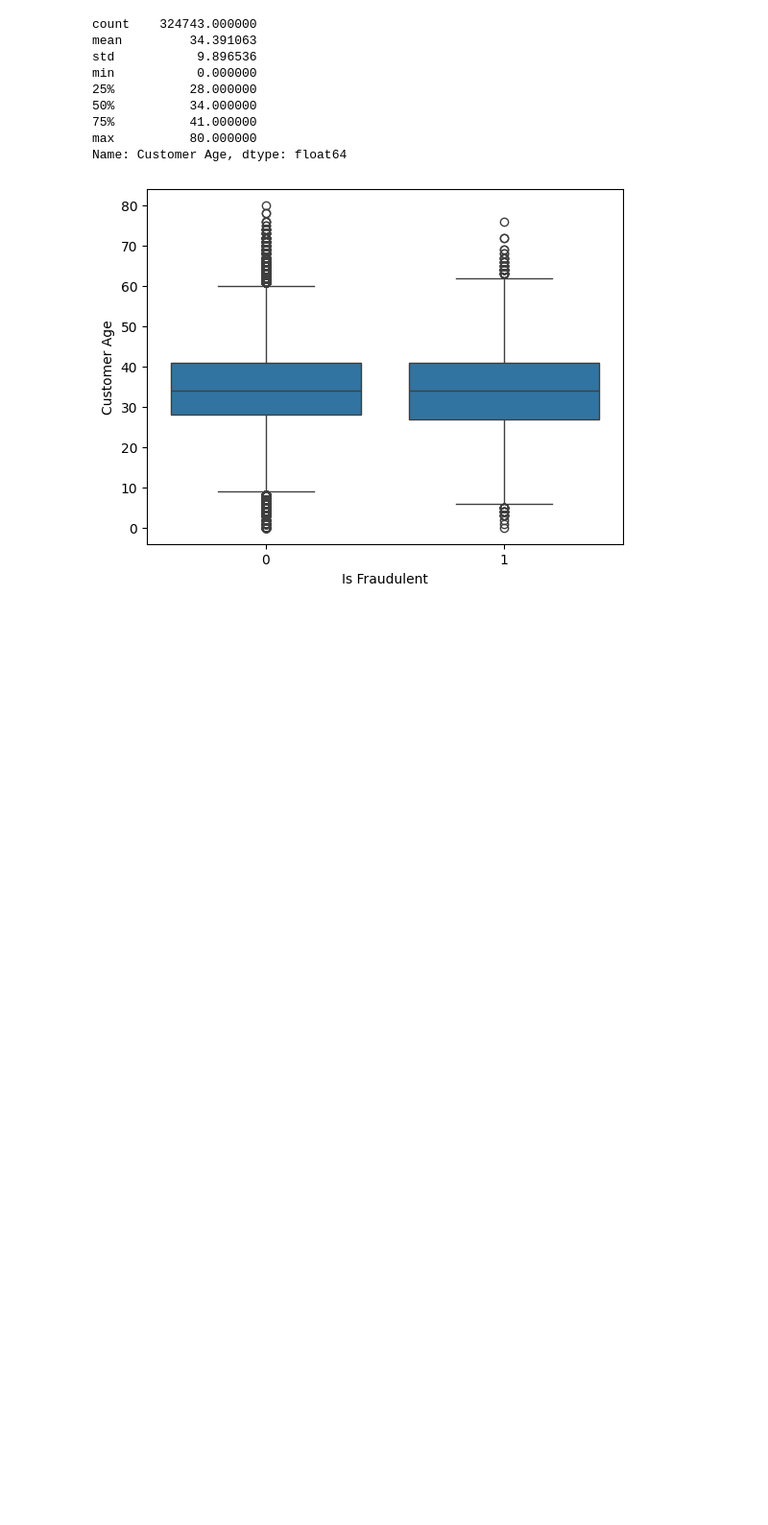
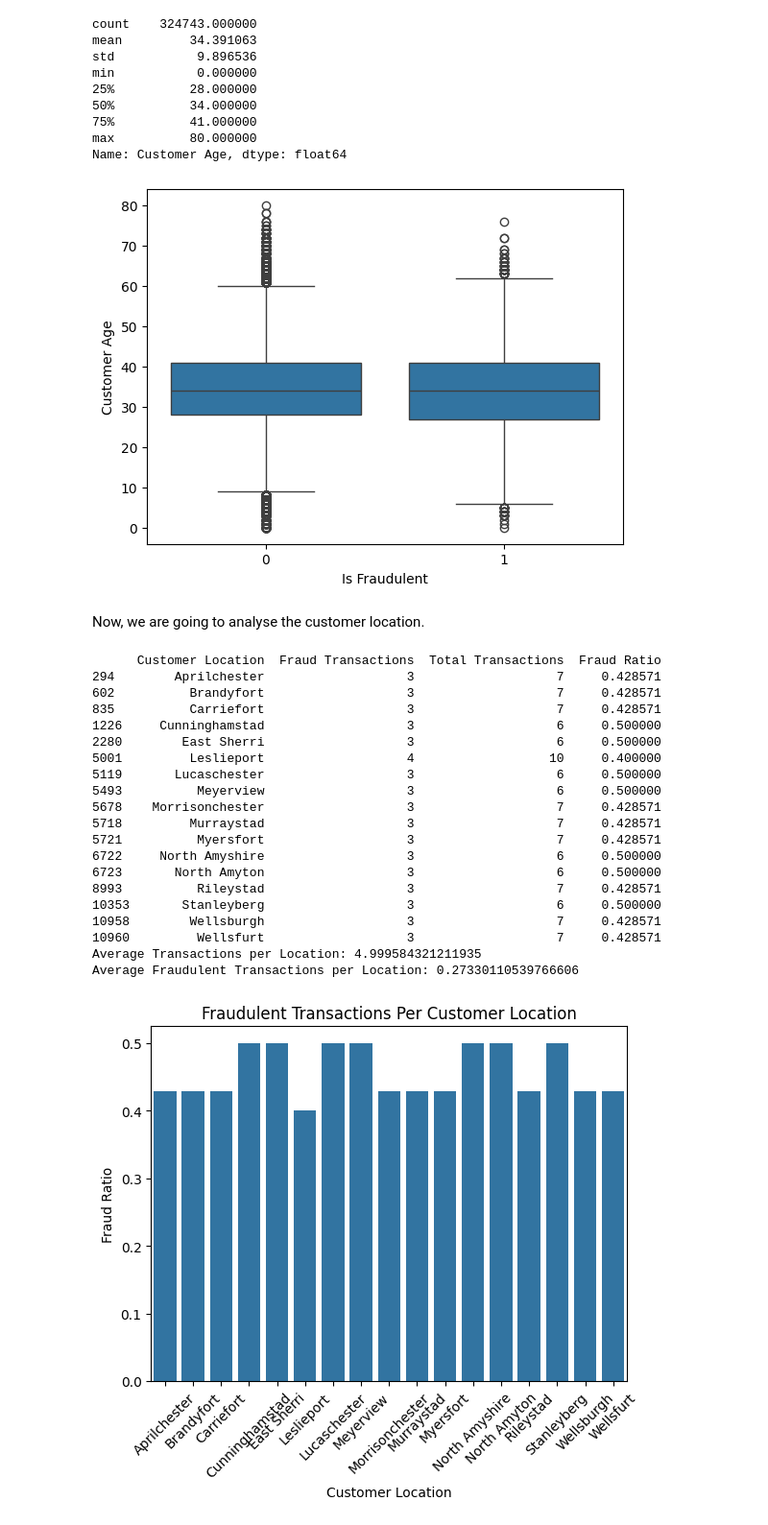
Before and after one commit to LsFaria04/Fraud_Detection_Supervised_Learning, a Jupyter notebook: Proj2.ipynb, the cells around one changed output. Shown at 96% size. Saved outputs shown, nothing was run; the diff lists cells and outputs as text; code cells hidden in the pictures; blank space fills up the shorter version.

```diff
--- a/Proj2.ipynb
+++ b/Proj2.ipynb
@@ -405,3 +404,49 @@ min           0.000000
 max          80.000000
 Name: Customer Age, dtype: float64
 [figure]
+# %% [markdown]
+Now, we are going to analyse the customer location.
+# %%
+# Count total transactions per customer location
+total_transactions = merged_data.groupby("Customer Location").size().reset_index(name="Total Transactions")
+
+# Count fraudulent transactions per Customer Location
+fraud_transactions = merged_data[merged_data["Is Fraudulent"] == 1].groupby("Customer Location").size().reset_index(name="Fraud Transactions")
+
+# Merge both counts
+fraud_ratio = fraud_transactions.merge(total_transactions, on="Customer Location", how="left")
+
+# Calculate fraud ratio
+fraud_ratio["Fraud Ratio"] = fraud_ratio["Fraud Transactions"] / fraud_ratio["Total Transactions"]
+
+filtered_ratio = fraud_ratio[(fraud_ratio["Fraud Ratio"] >= 0.4) & (fraud_ratio["Total Transactions"] > 5)] #only shows the higher ratios (above average)
+print(filtered_ratio)
+print("Average Transactions per Location: " + str(total_transactions["Total Transactions"].sum() / len(total_transactions["Customer Location"].unique())))
+print("Average Fraudulent Transactions per Location: " + str(fraud_transactions["Fraud Transactions"].sum() / len(total_transactions["Customer Location"].unique())))
+
+sb.barplot(x="Customer Location", y="Fraud Ratio", data=filtered_ratio)
+plt.xticks(rotation=45)
+plt.title("Fraudulent Transactions Per Customer Location")
+plt.show()
+# %% [output]
+      Customer Location  Fraud Transactions  Total Transactions  Fraud Ratio
+294        Aprilchester                   3                   7     0.428571
+602          Brandyfort                   3                   7     0.428571
+835          Carriefort                   3                   7     0.428571
+1226     Cunninghamstad                   3                   6     0.500000
+2280        East Sherri                   3                   6     0.500000
+5001         Leslieport                   4                  10     0.400000
+5119       Lucaschester                   3                   6     0.500000
+5493          Meyerview                   3                   6     0.500000
+5678    Morrisonchester                   3                   7     0.428571
+5718         Murraystad                   3                   7     0.428571
+5721          Myersfort                   3                   7     0.428571
+6722     North Amyshire                   3                   6     0.500000
+6723       North Amyton                   3                   6     0.500000
+8993          Rileystad                   3                   7     0.428571
+10353       Stanleyberg                   3                   6     0.500000
+10958        Wellsburgh                   3                   7     0.428571
+10960         Wellsfurt                   3                   7     0.428571
+Average Transactions per Location: 4.999584321211935
+Average Fraudulent Transactions per Location: 0.27330110539766606
+[figure, added]
```
Also changed, not shown: parts of 9 cells of this notebook.
